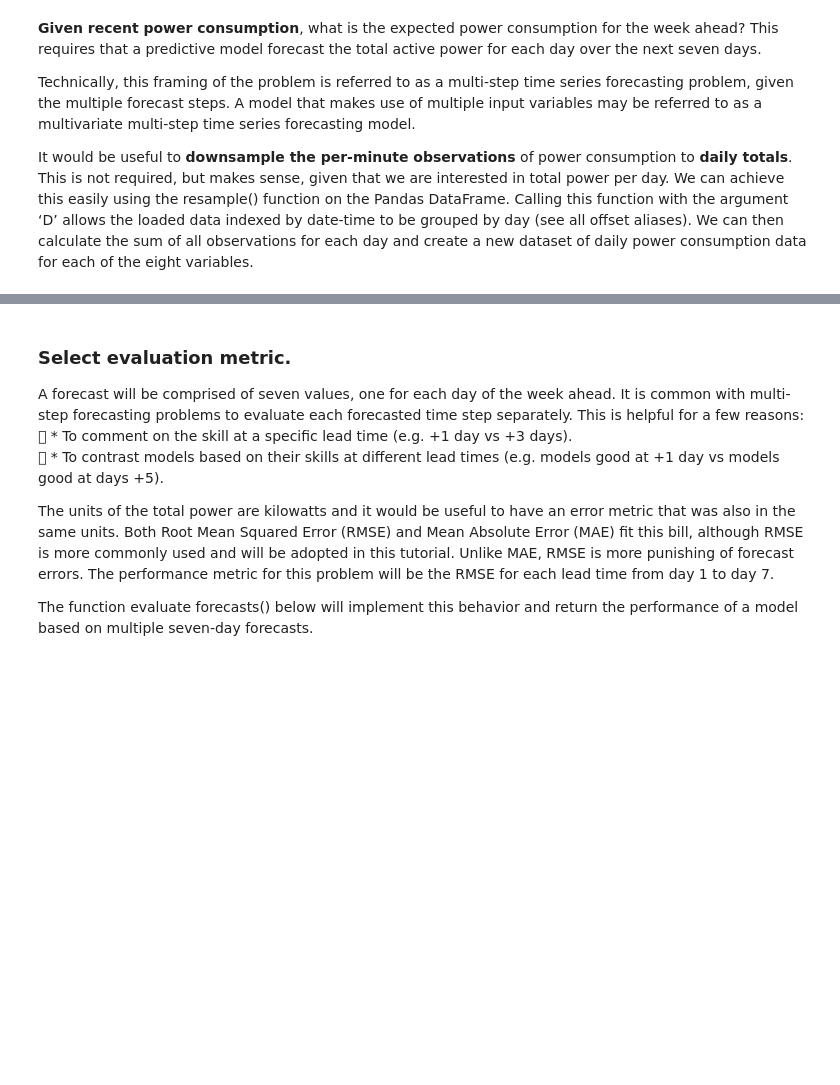
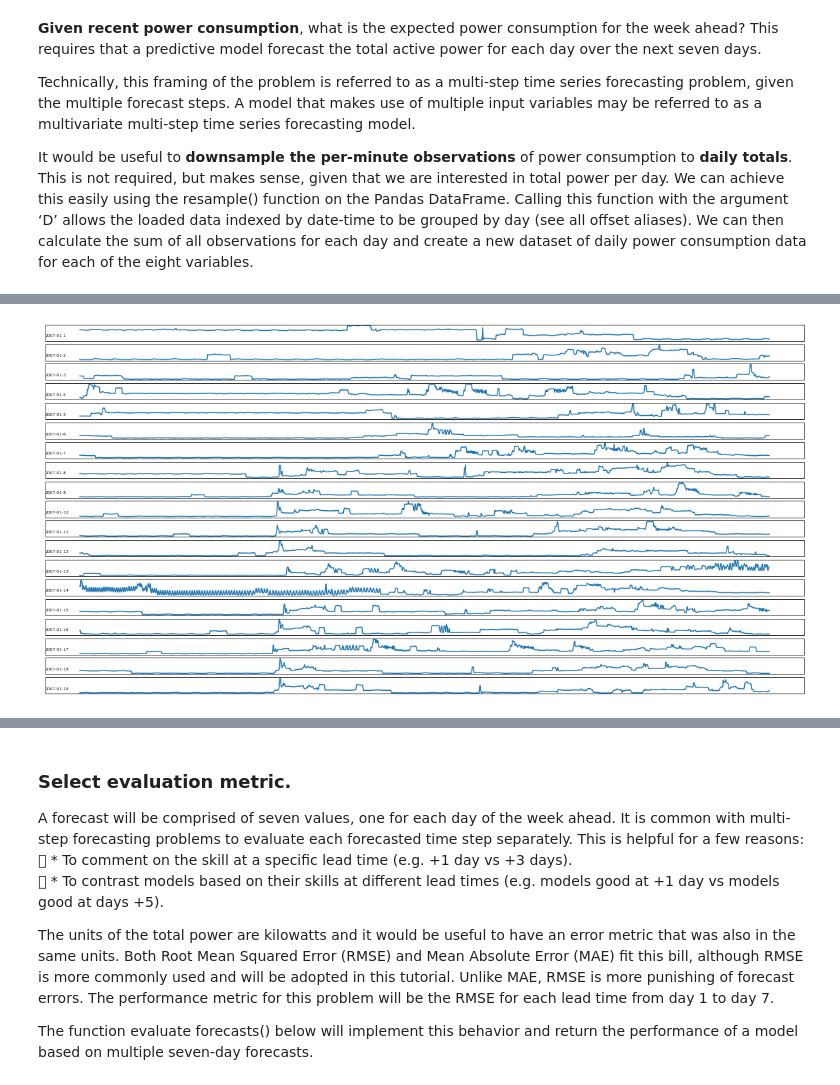
Before and after one commit to trisidoan/TimeSeries, a Jupyter notebook: MultivariateTimeSeries_Household_forecast.ipynb, the cells around one changed output, grey strips where cells are left out. Saved outputs shown, nothing was run; the diff lists cells and outputs as text; code cells hidden in the pictures; blank space fills up the shorter version.

```diff
--- a/MultivariateTimeSeries_Household_forecast.ipynb
+++ b/MultivariateTimeSeries_Household_forecast.ipynb
@@ -62,0 +151,20 @@ dataset.head()
+# %%
+days = [x for x in range(1, 20)]
+plt.figure(figsize=(20,10))
+for i in range(len(days)):
+    # prepare subplot
+    ax = plt.subplot(len(days), 1, i+1)
+    # determine the day to plot
+    day = '2007-01-' + str(days[i])
+    # get all observations for the day
+    result = dataset[day]
+    # plot the active power for the day
+    plt.plot(result['Global_active_power'])
+    # add a title to the subplot
+    plt.title(day, y=0, loc='left', size=6)
+    # turn off ticks to remove clutter
+    plt.yticks([])
+    plt.xticks([])
+plt.show()
+# %% [output]
+[figure, added]
```
Also changed, not shown: parts of 15 cells of this notebook.
